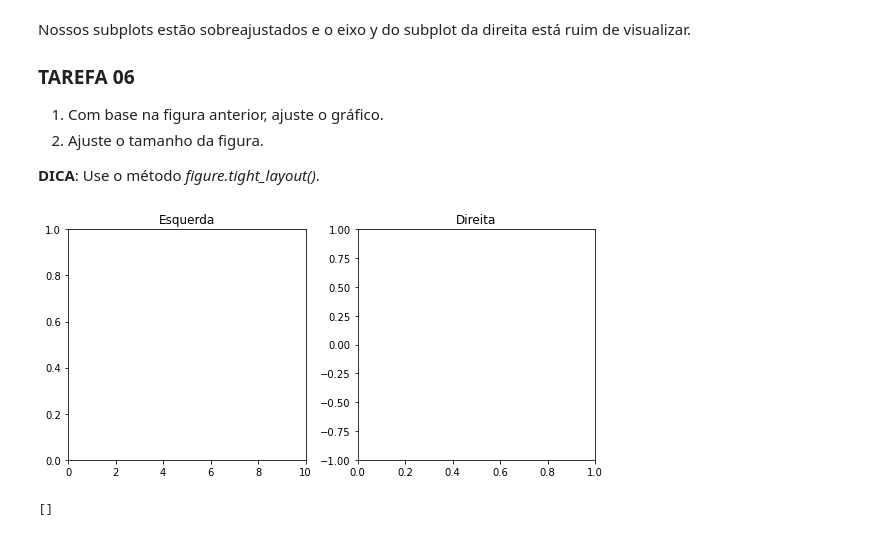
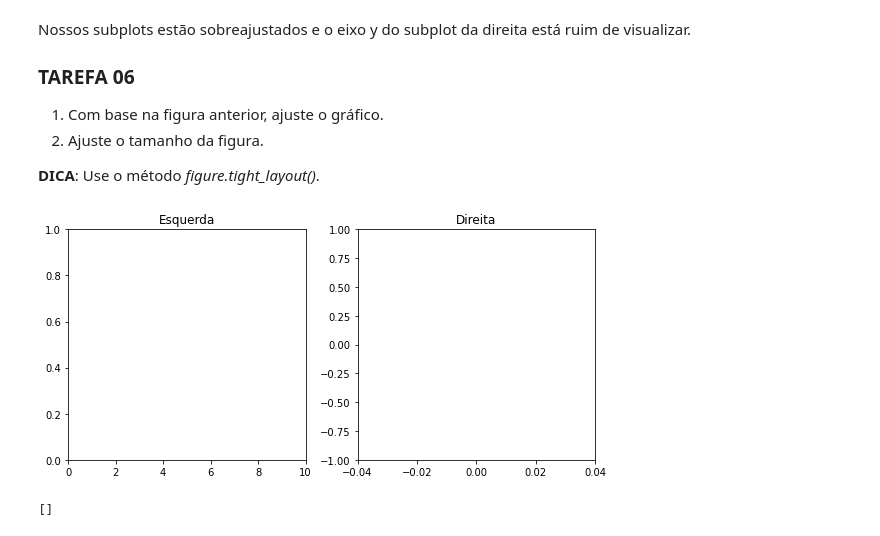
Before and after one commit to robsonbfreitas/visualizacao_exploratoria_exercicios, a Jupyter notebook: 01-exercicios-matplotlib/visualizacao-com-matplotlib.ipynb, the cells around one changed output. Saved outputs shown, nothing was run; the diff lists cells and outputs as text; code cells hidden in the pictures.

```diff
--- a/01-exercicios-matplotlib/visualizacao-com-matplotlib.ipynb
+++ b/01-exercicios-matplotlib/visualizacao-com-matplotlib.ipynb
@@ -200,15 +200,16 @@ Nossos subplots estão sobreajustados e o eixo y do subplot da direita está rui
 # %%
 # Insira sua código aqui
 fig = plt.figure()
 ax1 = fig.add_axes([1.0, 1.2, 0.55, 0.8])
 ax1.set_xlim(0, 10)
 ax1.set_title('Esquerda')
 ax2 = fig.add_axes([1.67, 1.2, 0.55, 0.8])
+ax2.set_xlim(-0.04, 0.04)
 ax2.set_ylim(-1, 1)
 ax2.set_title('Direita')
 fig.tight_layout()
 # %% [output]
-[figure, old version]
+[figure, new version]
 # %%
 # Resultado esperado (não modifique esta célula)
 # %% [output]
```
Also changed, not shown: parts of 6 cells of this notebook.
